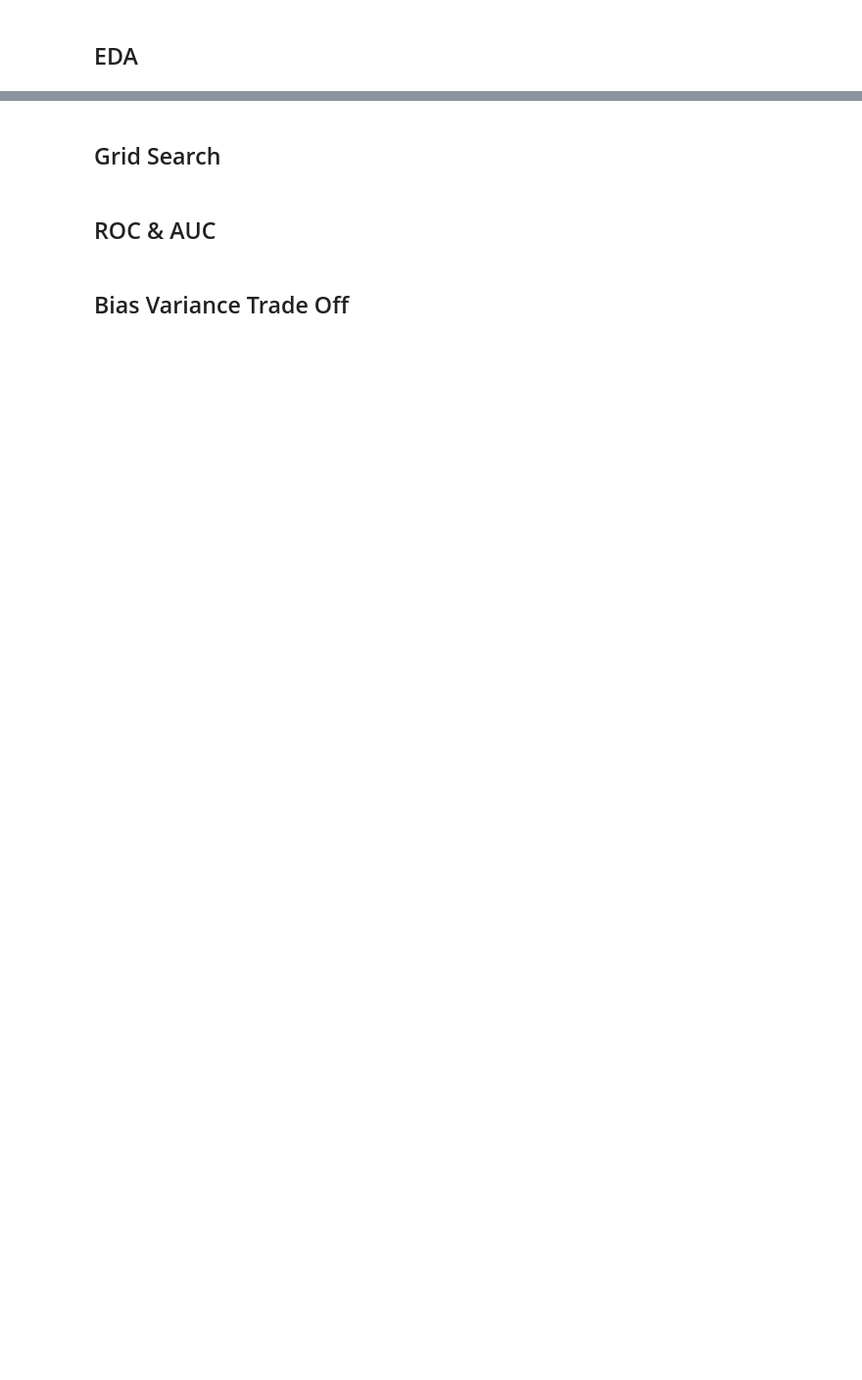
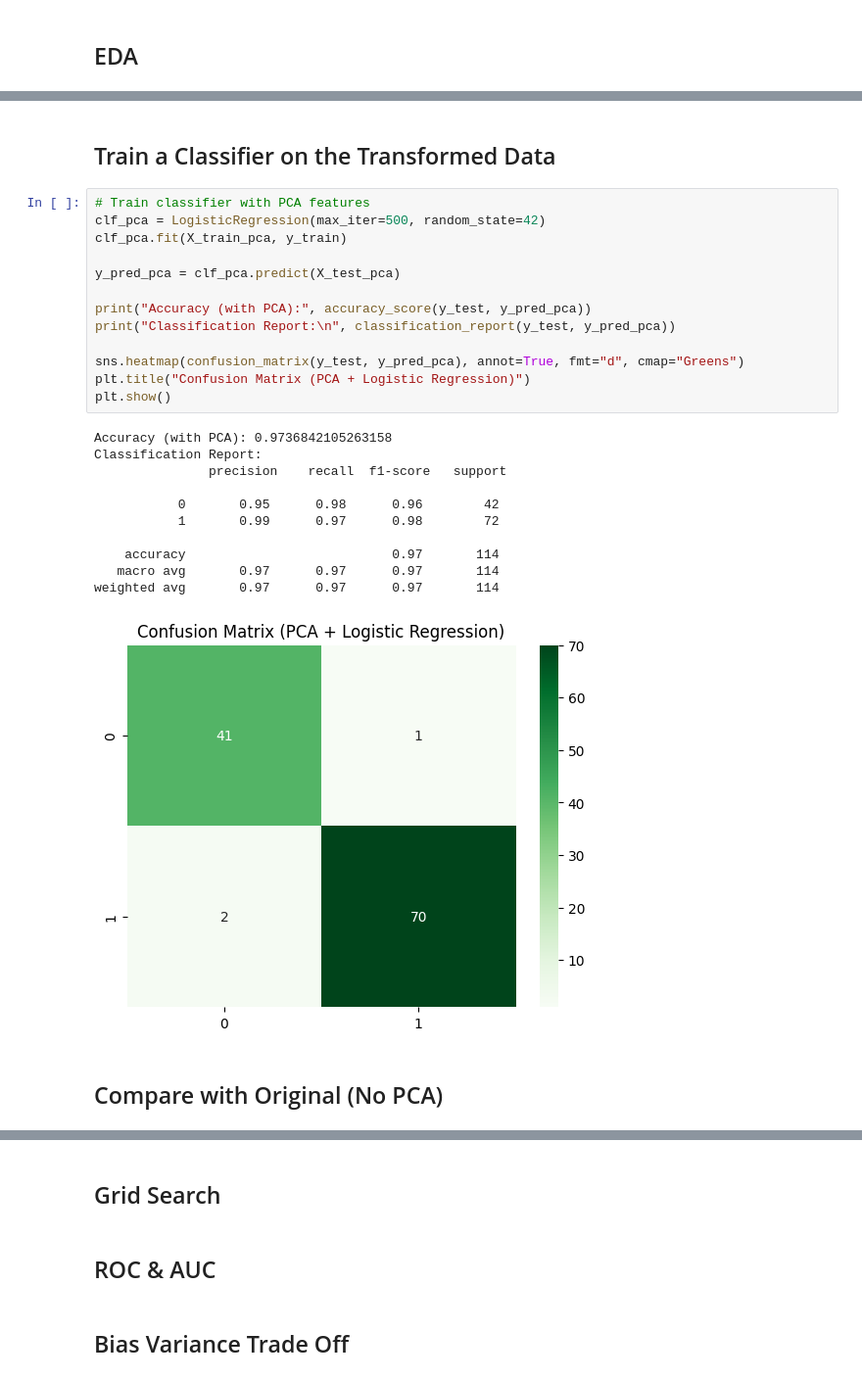
Before and after one commit to anika0273/ML_BoilerPlates, a Jupyter notebook: PCA.ipynb, the cells around one changed output, grey strips where cells are left out. Shown: that part at 98% size. Drawn from its saved outputs; the diff is of its cells as text; blank space fills up the shorter version.

```diff
--- a/PCA.ipynb
+++ b/PCA.ipynb
@@ -10,0 +126,29 @@
+# %% [markdown]
+## Train a Classifier on the Transformed Data
+# %%
+# Train classifier with PCA features
+clf_pca = LogisticRegression(max_iter=500, random_state=42)
+clf_pca.fit(X_train_pca, y_train)
+
+y_pred_pca = clf_pca.predict(X_test_pca)
+
+print("Accuracy (with PCA):", accuracy_score(y_test, y_pred_pca))
+print("Classification Report:\n", classification_report(y_test, y_pred_pca))
+
+sns.heatmap(confusion_matrix(y_test, y_pred_pca), annot=True, fmt="d", cmap="Greens")
+plt.title("Confusion Matrix (PCA + Logistic Regression)")
+plt.show()
+# %% [output]
+Accuracy (with PCA): 0.9736842105263158
+Classification Report:
+               precision    recall  f1-score   support
+
+           0       0.95      0.98      0.96        42
+           1       0.99      0.97      0.98        72
+
+    accuracy                           0.97       114
+   macro avg       0.97      0.97      0.97       114
+weighted avg       0.97      0.97      0.97       114
+[figure, added]
+# %% [markdown]
+## Compare with Original (No PCA)
```
Also changed, not shown: parts of 22 cells of this notebook, 1 other file.
